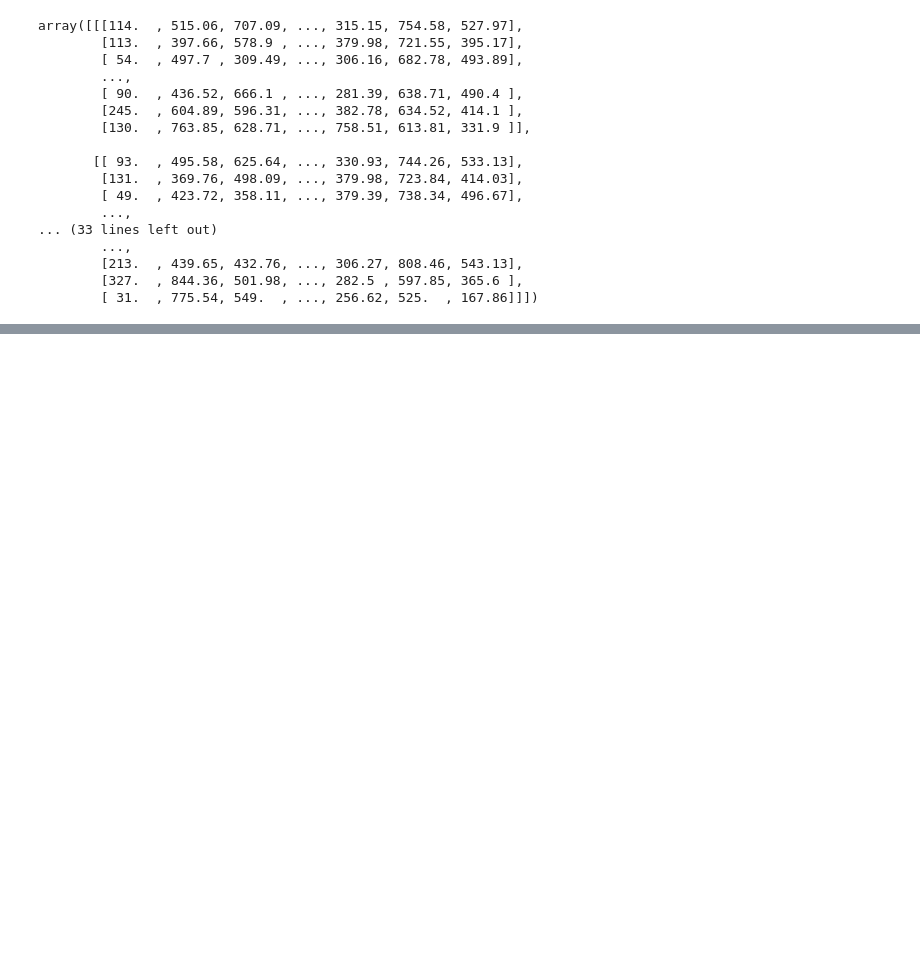
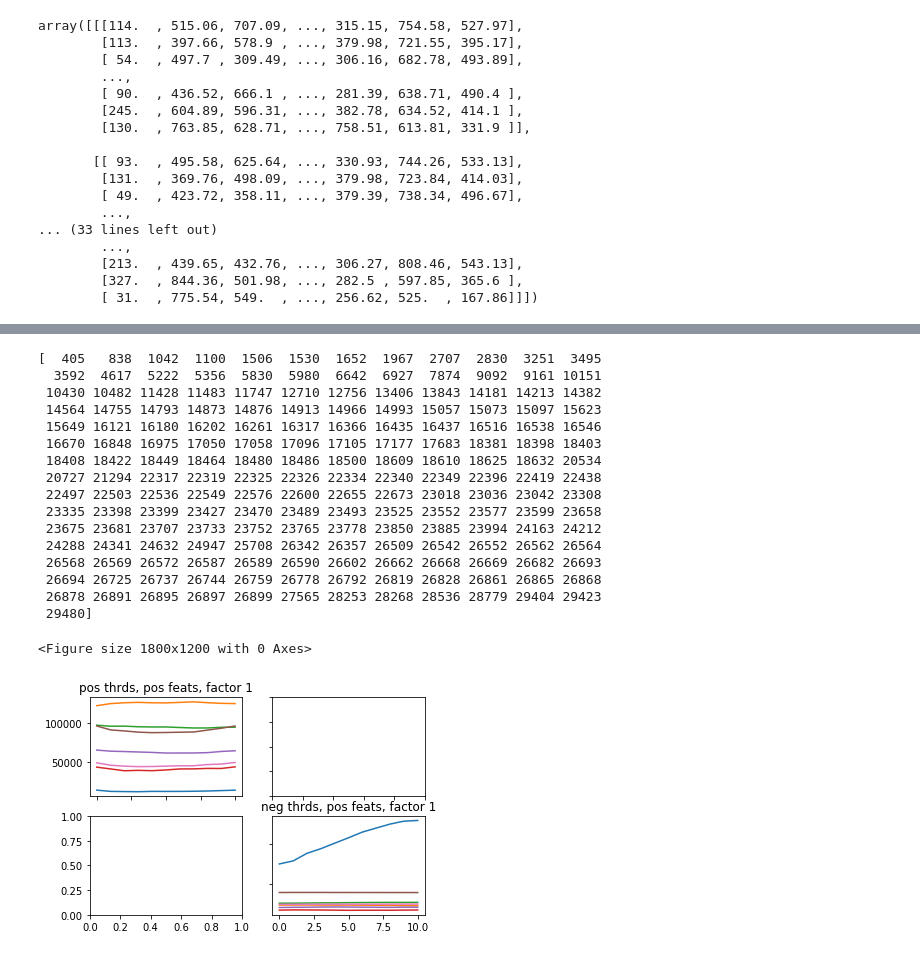
Before and after one commit to rgangela99/Cornell-Conversational-Analysis-Toolkit, a Jupyter notebook: convokit/tensors/tensor_logic_verification-liwc.ipynb, the cells around one changed output, grey strips where cells are left out. Saved outputs shown, nothing was run; the diff lists cells and outputs as text; code cells hidden in the pictures; blank space fills up the shorter version.

```diff
--- a/convokit/tensors/tensor_logic_verification-liwc.ipynb
+++ b/convokit/tensors/tensor_logic_verification-liwc.ipynb
@@ -198,0 +336,21 @@ for i in range(max_rank):
+# %%
+plot_trend_specific(0) # anomaly_threshold = 3
+# %% [output]
+[  405   838  1042  1100  1506  1530  1652  1967  2707  2830  3251  3495
+  3592  4617  5222  5356  5830  5980  6642  6927  7874  9092  9161 10151
+ 10430 10482 11428 11483 11747 12710 12756 13406 13843 14181 14213 14382
+ 14564 14755 14793 14873 14876 14913 14966 14993 15057 15073 15097 15623
+ 15649 16121 16180 16202 16261 16317 16366 16435 16437 16516 16538 16546
+ 16670 16848 16975 17050 17058 17096 17105 17177 17683 18381 18398 18403
+ 18408 18422 18449 18464 18480 18486 18500 18609 18610 18625 18632 20534
+ 20727 21294 22317 22319 22325 22326 22334 22340 22349 22396 22419 22438
+ 22497 22503 22536 22549 22576 22600 22655 22673 23018 23036 23042 23308
+ 23335 23398 23399 23427 23470 23489 23493 23525 23552 23577 23599 23658
+ 23675 23681 23707 23733 23752 23765 23778 23850 23885 23994 24163 24212
+ 24288 24341 24632 24947 25708 26342 26357 26509 26542 26552 26562 26564
+ 26568 26569 26572 26587 26589 26590 26602 26662 26668 26669 26682 26693
+ 26694 26725 26737 26744 26759 26778 26792 26819 26828 26861 26865 26868
+ 26878 26891 26895 26897 26899 27565 28253 28268 28536 28779 29404 29423
+ 29480]
+<Figure size 1800x1200 with 0 Axes>
+[figure, added]
```
Also changed, not shown: parts of 17 cells of this notebook, 7 other files.
